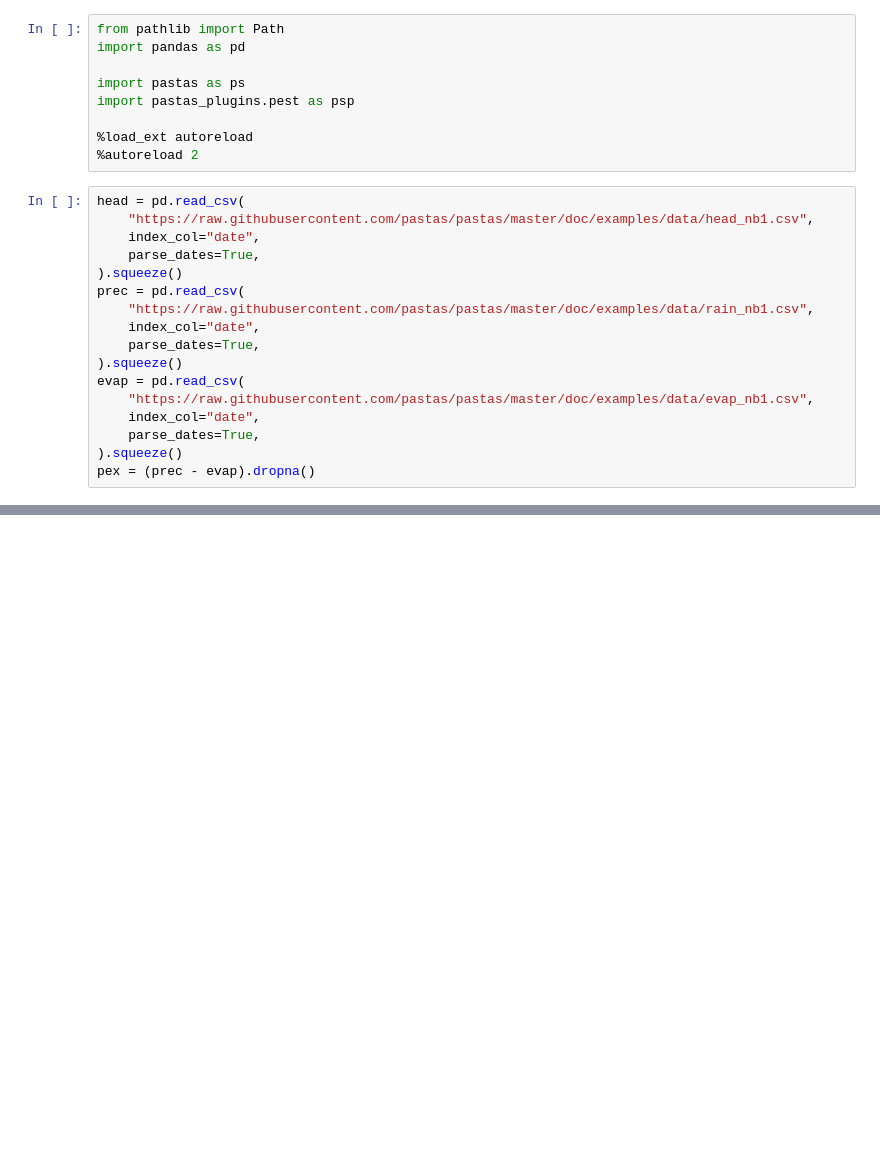
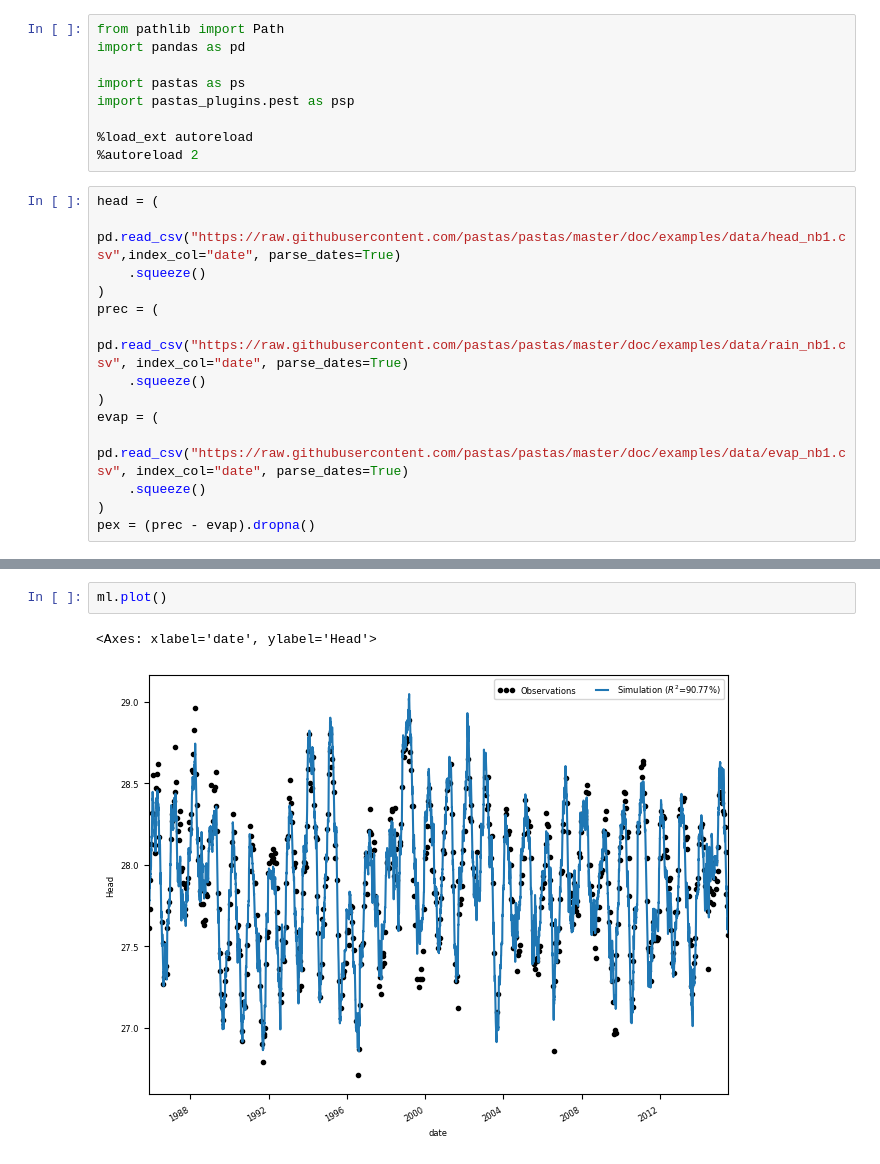
Before and after one commit to pastas/pastas-plugins, a Jupyter notebook: docs/examples/pest_pastas.ipynb, the cells around one changed output, grey strips where cells are left out. Drawn from its saved outputs; the diff is of its cells as text; blank space fills up the shorter version.

```diff
--- a/docs/examples/pest_pastas.ipynb
+++ b/docs/examples/pest_pastas.ipynb
@@ -10,20 +10,17 @@ import pastas_plugins.pest as psp
 %load_ext autoreload
 %autoreload 2
 # %%
-head = pd.read_csv(
-    "https://raw.githubusercontent.com/pastas/pastas/master/doc/examples/data/head_nb1.csv",
-    index_col="date",
-    parse_dates=True,
-).squeeze()
-prec = pd.read_csv(
-    "https://raw.githubusercontent.com/pastas/pastas/master/doc/examples/data/rain_nb1.csv",
-    index_col="date",
-    parse_dates=True,
-).squeeze()
-evap = pd.read_csv(
-    "https://raw.githubusercontent.com/pastas/pastas/master/doc/examples/data/evap_nb1.csv",
-    index_col="date",
-    parse_dates=True,
-).squeeze()
+head = (
+    pd.read_csv("https://raw.githubusercontent.com/pastas/pastas/master/doc/examples/data/head_nb1.csv",index_col="date", parse_dates=True)
+    .squeeze()
+)
+prec = (
+    pd.read_csv("https://raw.githubusercontent.com/pastas/pastas/master/doc/examples/data/rain_nb1.csv", index_col="date", parse_dates=True)
+    .squeeze()
+)
+evap = (
+    pd.read_csv("https://raw.githubusercontent.com/pastas/pastas/master/doc/examples/data/evap_nb1.csv", index_col="date", parse_dates=True)
+    .squeeze()
+)
 pex = (prec - evap).dropna()
 # %%
@@ -60,0 +57,5 @@ Name: optimal, dtype: float64
+# %%
+ml.plot()
+# %% [output]
+<Axes: xlabel='date', ylabel='Head'>
+[figure, added]
```
Also changed, not shown: parts of 3 cells of this notebook.
